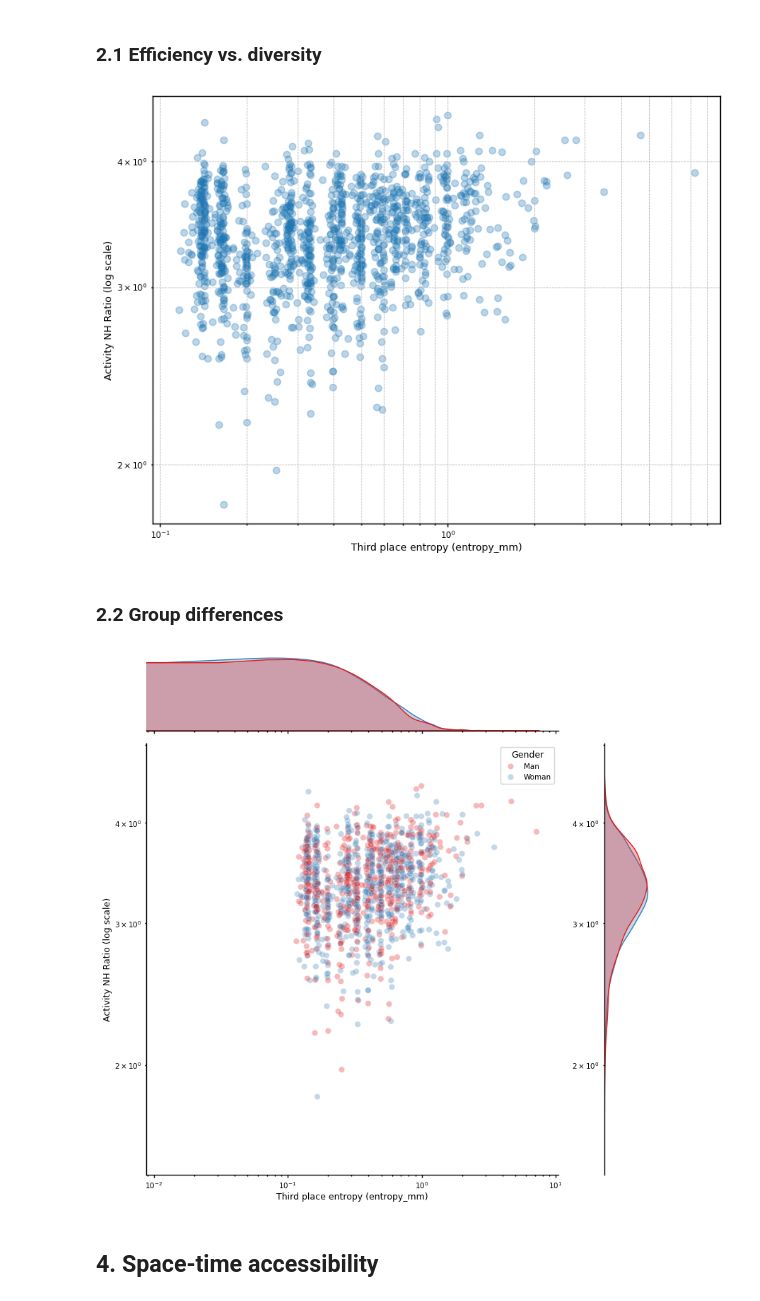
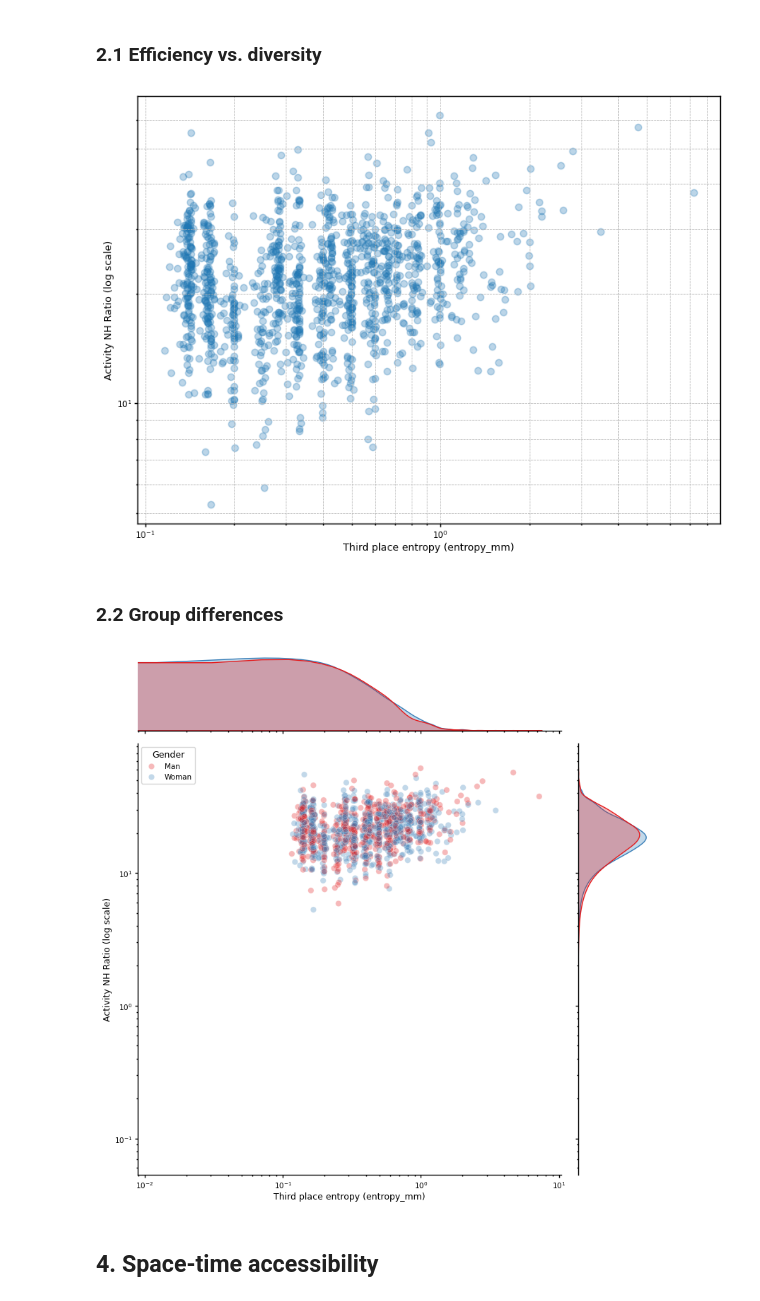
Before and after one commit to TheYuanLiao/netmob25, a Jupyter notebook: src/8-sp-accessibility-desc.ipynb, the cells around one changed output. Drawn from its saved outputs; the diff is of its cells as text; code cells hidden in the pictures.

```diff
--- a/src/8-sp-accessibility-desc.ipynb
+++ b/src/8-sp-accessibility-desc.ipynb
@@ -173,6 +163,7 @@ df_r.head()
 # %%
 df_r2plot = df_r.groupby("ID").agg({
     "entropy_mm": "first",
+    "hill_q1": "first",
     "activity_nh_ratio": lambda x: (x * df_r.loc[x.index, "weight_day"]).sum() / df_r.loc[x.index, "weight_day"].sum(),
     "activity_time_third": lambda x: (x * df_r.loc[x.index, "weight_day"]).sum() / df_r.loc[x.index, "weight_day"].sum(),
     "total_travel_time": lambda x: (x * df_r.loc[x.index, "weight_day"]).sum() / df_r.loc[x.index, "weight_day"].sum(),
@@ -205,17 +196,17 @@ plt.show()
 ### 2.1 Efficiency vs. diversity
 # %%
 plt.figure(figsize=(8, 6))
-plt.scatter(df_r2plot["xs_total_hws"], df_r2plot["entropy_mm"], alpha=0.3)
+plt.scatter(df_r2plot["xs_total_hws"], df_r2plot["hill_q1"], alpha=0.3)
 
 plt.xlabel("Third place entropy (entropy_mm)")
 plt.ylabel("Activity NH Ratio (log scale)")
 plt.yscale("log")  # <-- log transform
 plt.xscale("log")  # <-- log transform
 plt.grid(True, which='both', linestyle='--', linewidth=0.5)
 plt.tight_layout()
 plt.show()
 # %% [output]
-[figure, old version]
+[figure, new version]
 # %% [markdown]
 ### 2.2 Group differences
 # %%
@@ -227,7 +218,7 @@ df_r2plot["main_mode_r"] = df_r2plot["main_mode_r"].astype("category")
 # Jointplot with scatter and KDE marginals
 g = sns.jointplot(
     data=df_r2plot[(df_r2plot["main_mode_r"] != "Other") & (df_r2plot["entropy_mm"] > 0.01)],
-    y="entropy_mm",
+    y="hill_q1",
     x="xs_total_hws",
     hue="Gender",
     kind="scatter",
@@ -247,6 +238,6 @@ g.set_axis_labels("Third place entropy (entropy_mm)", "Activity NH Ratio (log sc
 plt.tight_layout()
 plt.show()
 # %% [output]
-[figure, old version]
+[figure, new version]
 # %% [markdown]
 ## 4. Space-time accessibility
```
Also changed, not shown: parts of 46 cells of this notebook, 36 other files.
